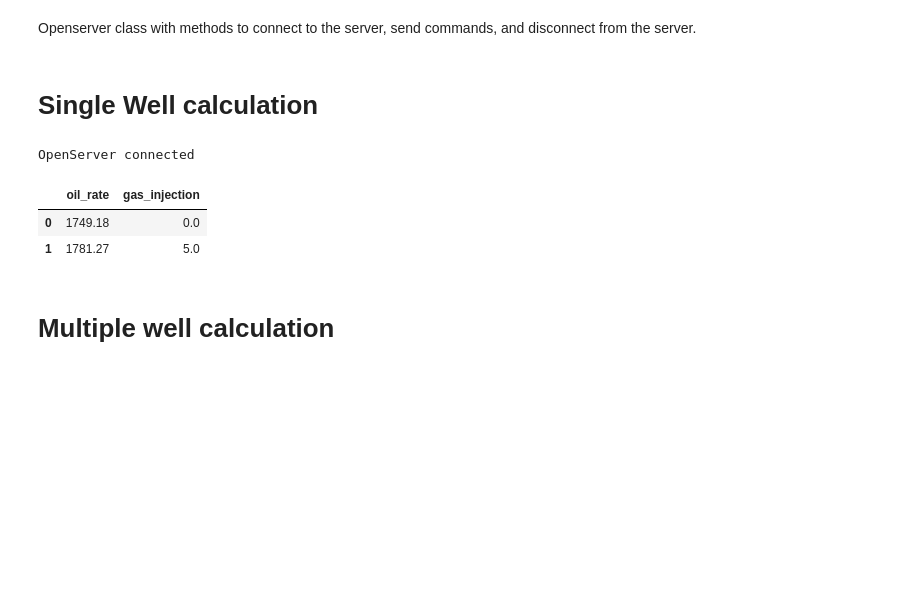
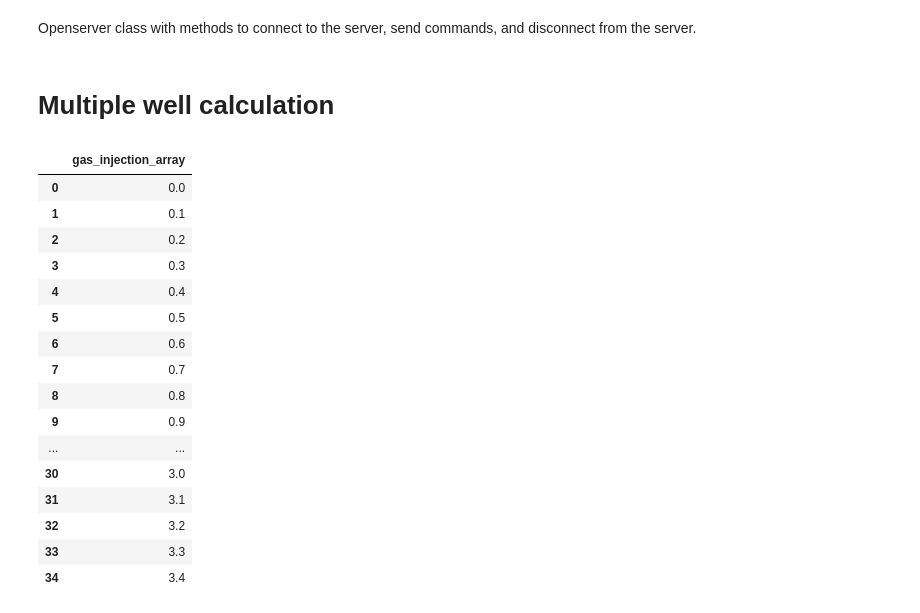
Before and after one commit to aliyusifov99/openserver_with_python, a Jupyter notebook: main.ipynb, the cells around one changed output. Saved outputs shown, nothing was run; the diff lists cells and outputs as text; code cells hidden in the pictures; blank space fills up the shorter version.

```diff
--- a/main.ipynb
+++ b/main.ipynb
@@ -120,5 +120,3 @@ def OSSaveFile(OpenServe, theModel, appname):
         err = OpenServe.OSReference.GetErrorDescription(lerr)
         OpenServe.Disconnect()
         sys.exit("OSSaveFile: " + err)
-# %% [markdown]
-# Single Well calculation
@@ -131,32 +122,0 @@ oil_rate_array = []
-# %%
-# Initialises an 'OpenServer' class
-
-petex = OpenServer()
-
-# Creates ActiveX reference and holds a license
-
-petex.Connect()
-
-# Perform functions
-
-cwd = os.getcwd()
-OSOpenFile(petex, cwd + r'\well_1.Out', 'PROSPER')
-for i in range(0, len(gas_injection_array)):
-    command = f'PROSPER.ANL.SYS.Sens.SensDB.Sens[138].Vals[{i}]'
-    DoSet(petex, command,\
-        gas_injection_array[i])
-DoCmd(petex, 'PROSPER.ANL.SYS.CALC')
-for i in range(0, len(gas_injection_array)):
-    value = f'PROSPER.OUT.SYS.Results[{i}].Sol.OilRate'
-    oil_rate_array.append(np.round(float((DoGet(petex, value ))),2))
-OSSaveFile(petex, cwd + r'\well_1.Out', 'PROSPER')
-
-
-#creating dataframe for gas injection rate and oil rate values
-df = pd.DataFrame({'oil_rate':oil_rate_array, 'gas_injection':gas_injection_array})
-df.head()
-# %% [output]
-OpenServer connected
-|  | oil_rate | gas_injection |
-| 0 | 1749.18 | 0.0 |
-| 1 | 1781.27 | 5.0 |
@@ -177,11 +125,30 @@ fig.show()
 # %%
 #gas availability and increment steps
 number_of_wells = int(input('Please enter the number of wells:'))
 gas_available = float(input('Please enter available gas'))
 increment = float(input('Please enter the increment value'))
 gas_injection_array = np.arange(0, gas_available, increment)
 df=pd.DataFrame()
 df['gas_injection_array'] = gas_injection_array
+df
+# %% [output]
+|  | gas_injection_array |
+| 0 | 0.0 |
+| 1 | 0.1 |
+| 2 | 0.2 |
+| 3 | 0.3 |
+| 4 | 0.4 |
+| 5 | 0.5 |
+| 6 | 0.6 |
+| 7 | 0.7 |
+| 8 | 0.8 |
+| 9 | 0.9 |
+| ... | ... |
+| 30 | 3.0 |
+| 31 | 3.1 |
+| 32 | 3.2 |
+| 33 | 3.3 |
+| 34 | 3.4 |
 # %%
 # Initialises an 'OpenServer' class
 
```
Also changed, not shown: parts of 12 cells of this notebook, 26 other files.
